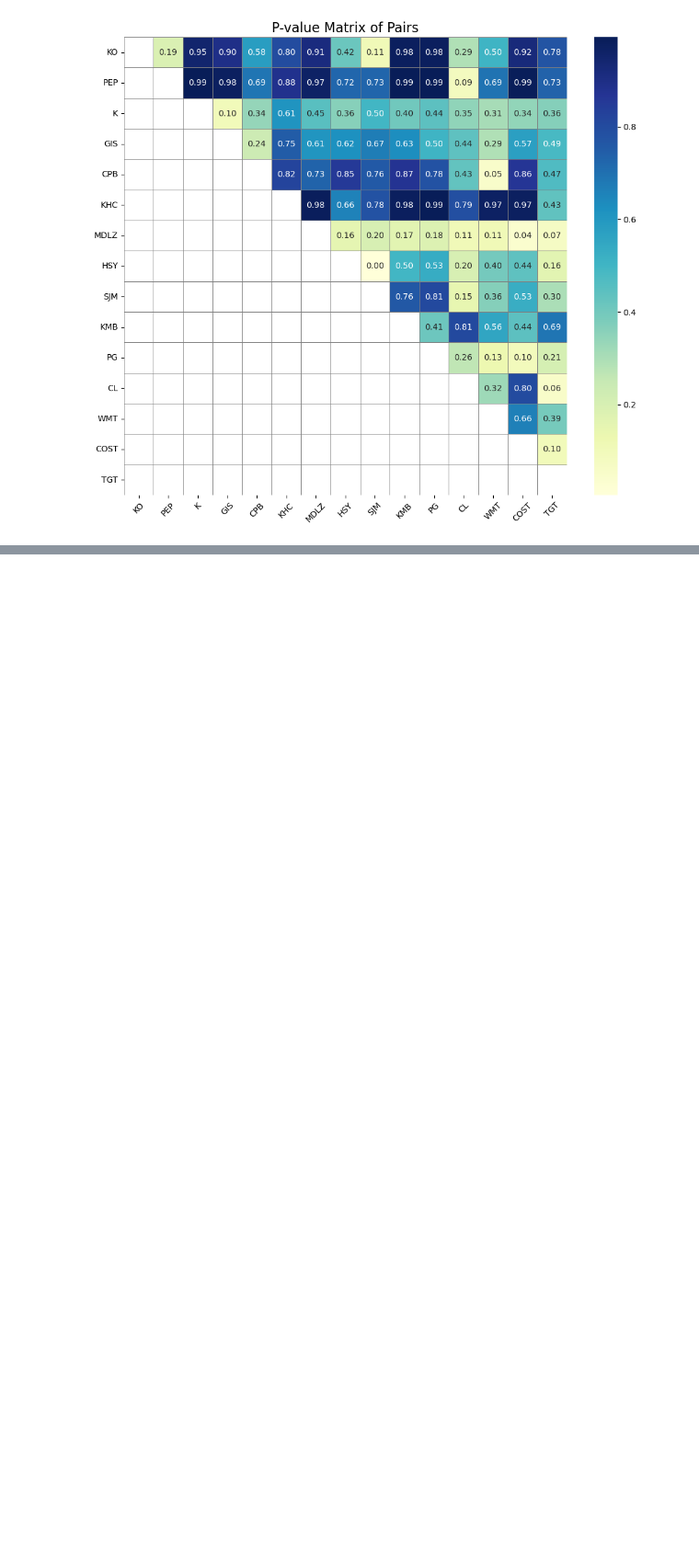
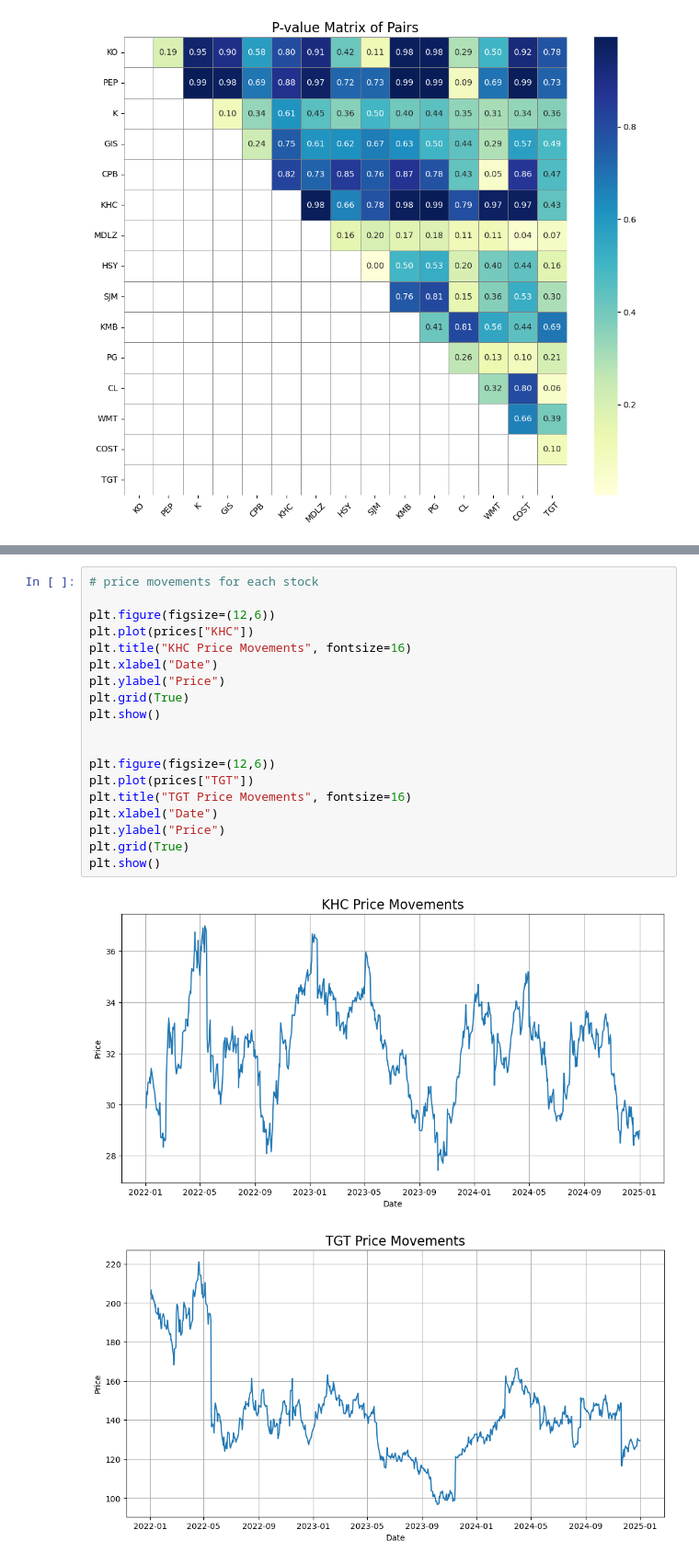
Before and after one commit to robert-zhang28/Pairs-Trading-Strategy, a Jupyter notebook: pairs.ipynb, the cells around one changed output, grey strips where cells are left out. Shown: that part at 92% size. Cells and saved outputs as stored; diff of their text form; blank space fills up the shorter version.

```diff
--- a/pairs.ipynb
+++ b/pairs.ipynb
@@ -131,0 +143,22 @@ p-value = 0.28594493788120456 The series KO is likely non-stationary.
+# %%
+# price movements for each stock
+
+plt.figure(figsize=(12,6))
+plt.plot(prices["KHC"])
+plt.title("KHC Price Movements", fontsize=16)
+plt.xlabel("Date")
+plt.ylabel("Price")
+plt.grid(True)
+plt.show()
+
+
+plt.figure(figsize=(12,6))
+plt.plot(prices["TGT"])
+plt.title("TGT Price Movements", fontsize=16)
+plt.xlabel("Date")
+plt.ylabel("Price")
+plt.grid(True)
+plt.show()
+# %% [output]
+[figure, added]
+[figure, added]
```
Also changed, not shown: parts of 4 cells of this notebook.
